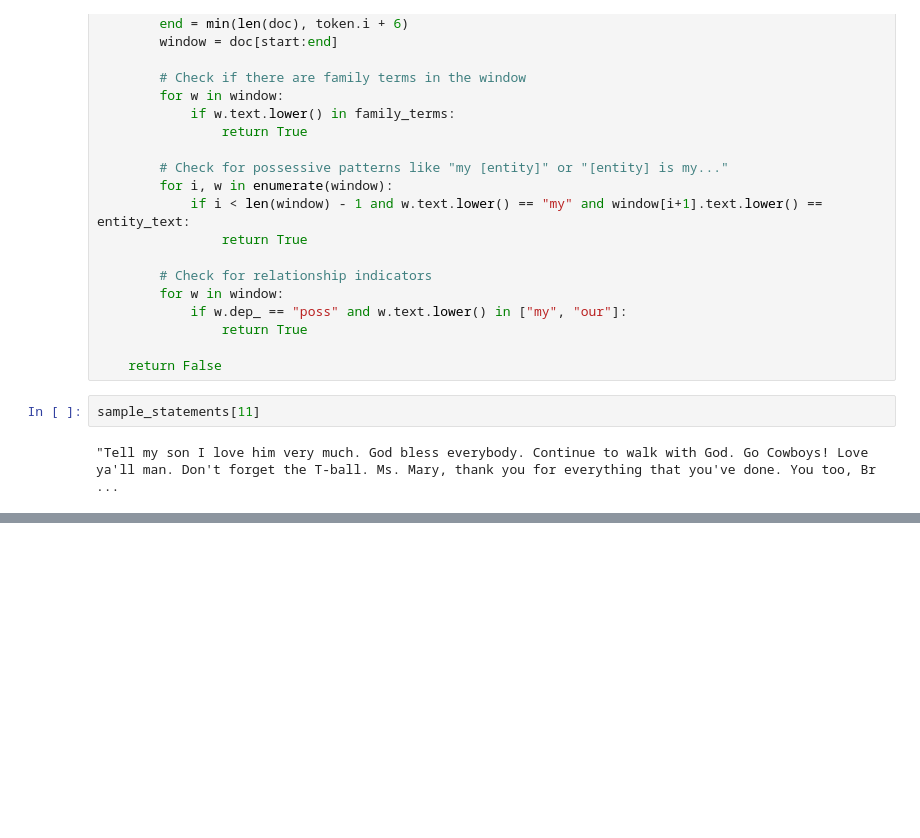
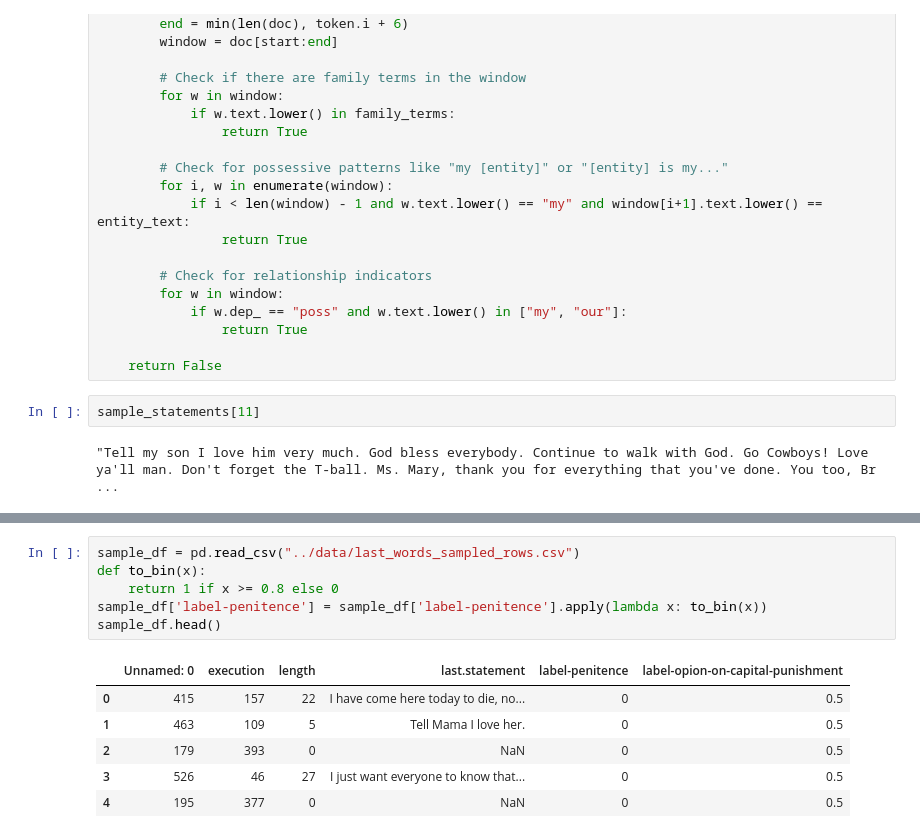
Before and after one commit to luoyiti/Capital-Punishment-Research, a Jupyter notebook: data-analysize/NLP_For_Last_Words.ipynb, the cells around one changed output, grey strips where cells are left out. Drawn from its saved outputs; the diff is of its cells as text; blank space fills up the shorter version.

```diff
--- a/data-analysize/NLP_For_Last_Words.ipynb
+++ b/data-analysize/NLP_For_Last_Words.ipynb
@@ -131,0 +269,13 @@ regret_dector(sample_statements[12])
+# %%
+sample_df = pd.read_csv("../data/last_words_sampled_rows.csv")
+def to_bin(x):
+    return 1 if x >= 0.8 else 0
+sample_df['label-penitence'] = sample_df['label-penitence'].apply(lambda x: to_bin(x))
+sample_df.head()
+# %% [output]
+|  | Unnamed: 0 | execution | length | last.statement | label-penitence | label-opion-on-capital-punishment |
+| 0 | 415 | 157 | 22 | I have come here today to die, no... | 0 | 0.5 |
+| 1 | 463 | 109 | 5 | Tell Mama I love her. | 0 | 0.5 |
+| 2 | 179 | 393 | 0 | NaN | 0 | 0.5 |
+| 3 | 526 | 46 | 27 | I just want everyone to know that... | 0 | 0.5 |
+| 4 | 195 | 377 | 0 | NaN | 0 | 0.5 |
```
Also changed, not shown: parts of 10 cells of this notebook, 4 other files.
